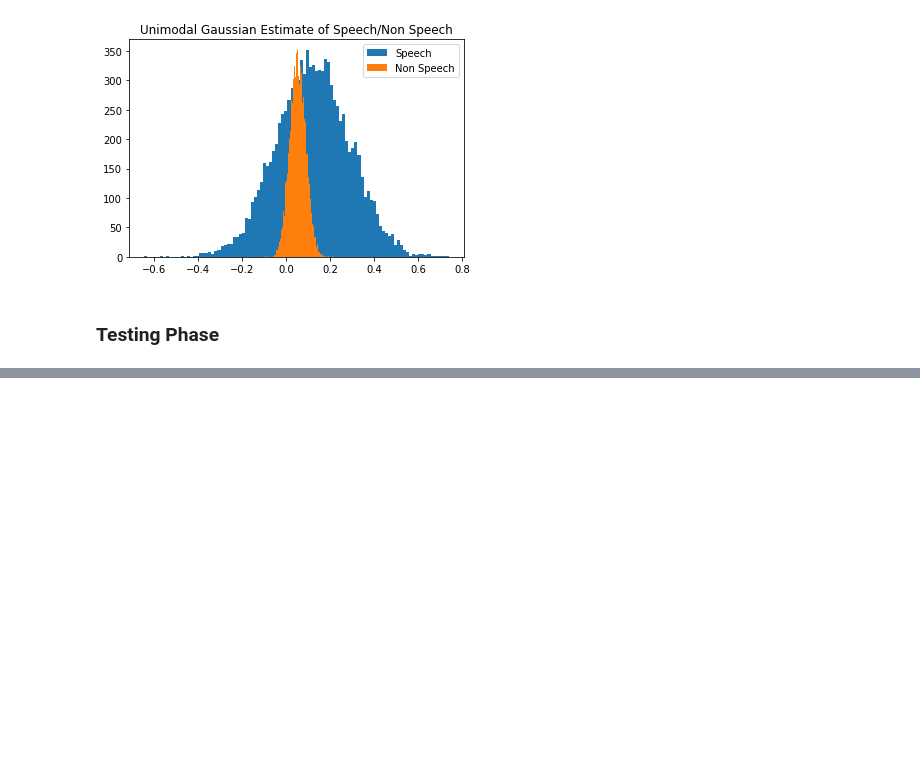
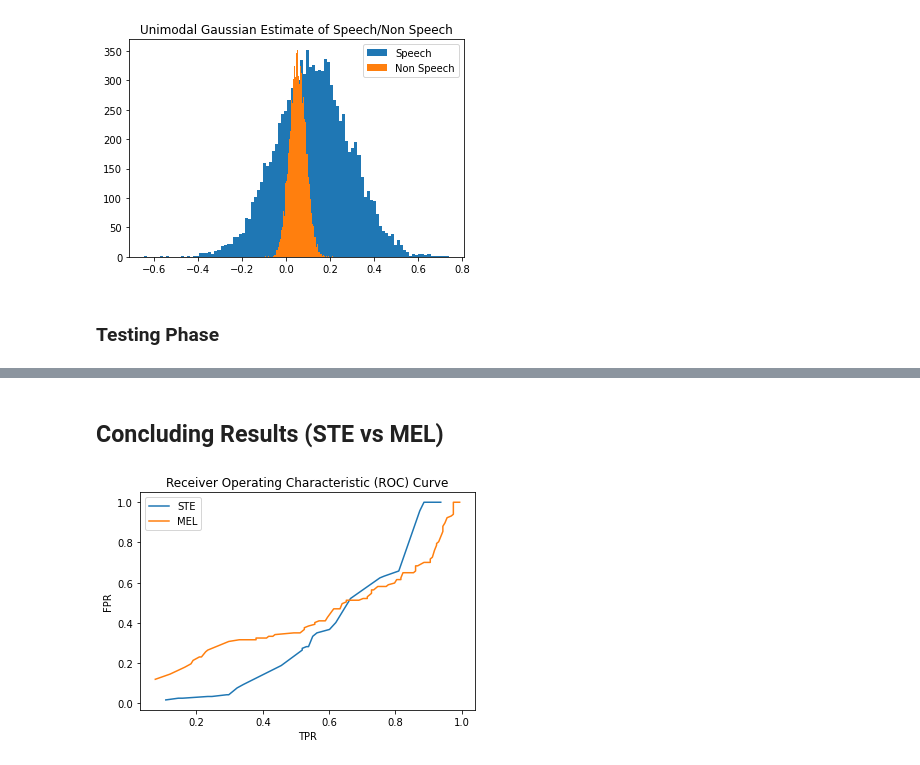
Before and after one commit to its-rajesh/Pattern-Recognition, a Jupyter notebook: PRA1Q1.ipynb, the cells around one changed output, grey strips where cells are left out. Drawn from its saved outputs; the diff is of its cells as text; code cells hidden in the pictures; blank space fills up the shorter version.

```diff
--- a/PRA1Q1.ipynb
+++ b/PRA1Q1.ipynb
@@ -154,0 +274,12 @@ test_ste[0][1]
+# %% [markdown]
+## Concluding Results (STE vs MEL)
+# %%
+plt.plot(TPR, FPR)
+plt.plot(TPR_mel, FPR_mel)
+plt.xlabel('TPR')
+plt.ylabel('FPR')
+plt.title('Receiver Operating Characteristic (ROC) Curve')
+plt.legend(['STE', 'MEL'])
+plt.show()
+# %% [output]
+[figure, added]
```
Also changed, not shown: parts of 26 cells of this notebook.
